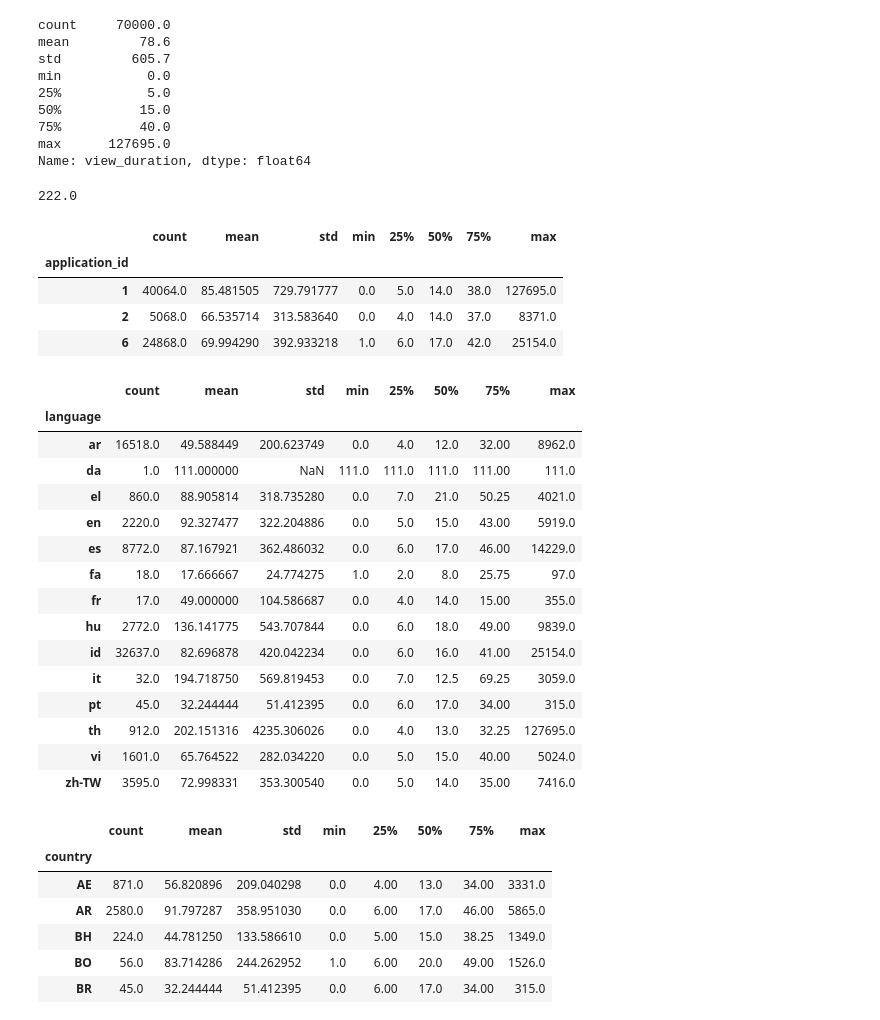
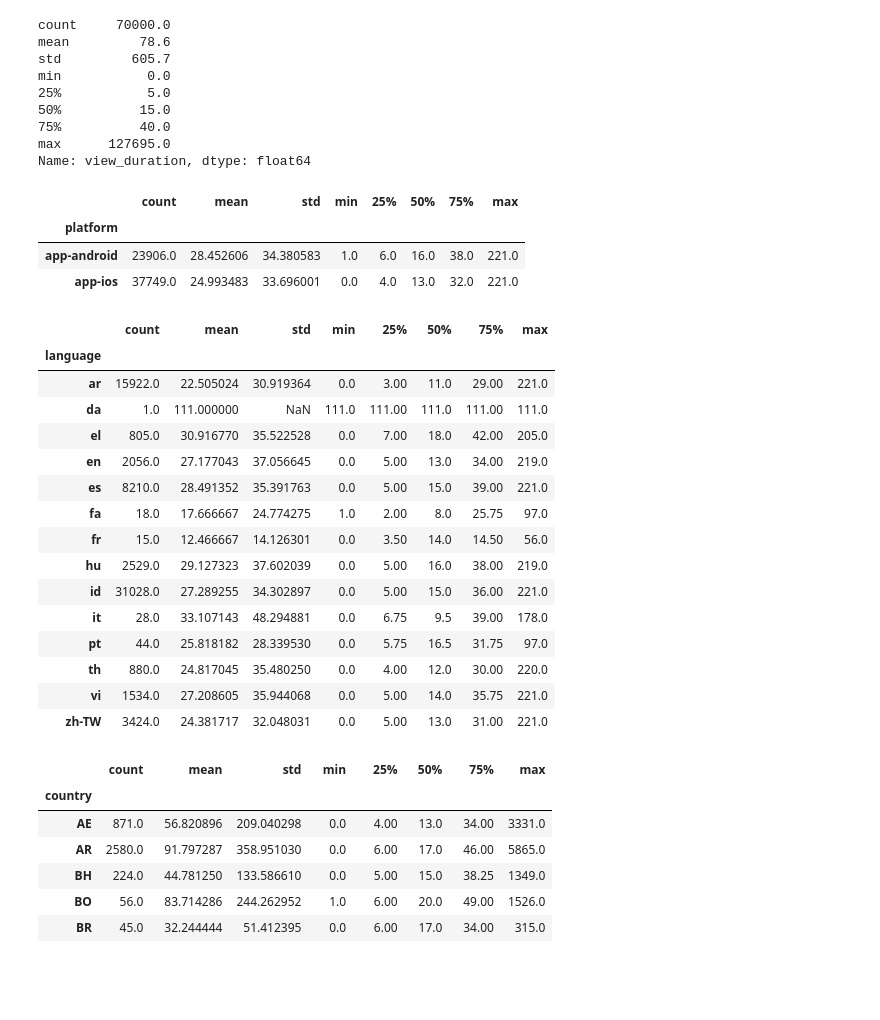
Before and after one commit to OisinB/notebooks, a Jupyter notebook: data_analysis/view_duration.ipynb, the cells around one changed output. Saved outputs shown, nothing was run; the diff lists cells and outputs as text; code cells hidden in the pictures; blank space fills up the shorter version.

```diff
--- a/data_analysis/view_duration.ipynb
+++ b/data_analysis/view_duration.ipynb
@@ -35,7 +24,3 @@ min           0.0
 75%          40.0
 max      127695.0
 Name: view_duration, dtype: float64
-# %%
-df.view_duration.quantile(.95)
-# %% [output]
-222.0
@@ -44,30 +30,29 @@ reasonable = df[df.view_duration < df.view_duration.quantile(.95)]
 # %%
-df.groupby('application_id').view_duration.describe()
+reasonable.groupby('platform').view_duration.describe()
 # %% [output]
 |  | count | mean | std | min | 25% | 50% | 75% | max |
-| application_id |  |  |  |  |  |  |  |  |
-| 1 | 40064.0 | 85.481505 | 729.791777 | 0.0 | 5.0 | 14.0 | 38.0 | 127695.0 |
-| 2 | 5068.0 | 66.535714 | 313.583640 | 0.0 | 4.0 | 14.0 | 37.0 | 8371.0 |
-| 6 | 24868.0 | 69.994290 | 392.933218 | 1.0 | 6.0 | 17.0 | 42.0 | 25154.0 |
+| platform |  |  |  |  |  |  |  |  |
+| app-android | 23906.0 | 28.452606 | 34.380583 | 1.0 | 6.0 | 16.0 | 38.0 | 221.0 |
+| app-ios | 37749.0 | 24.993483 | 33.696001 | 0.0 | 4.0 | 13.0 | 32.0 | 221.0 |
 # %%
-df.groupby('language').view_duration.describe()
+reasonable.groupby('language').view_duration.describe()
 # %% [output]
 |  | count | mean | std | min | 25% | 50% | 75% | max |
 | language |  |  |  |  |  |  |  |  |
-| ar | 16518.0 | 49.588449 | 200.623749 | 0.0 | 4.0 | 12.0 | 32.00 | 8962.0 |
-| da | 1.0 | 111.000000 | NaN | 111.0 | 111.0 | 111.0 | 111.00 | 111.0 |
-| el | 860.0 | 88.905814 | 318.735280 | 0.0 | 7.0 | 21.0 | 50.25 | 4021.0 |
-| en | 2220.0 | 92.327477 | 322.204886 | 0.0 | 5.0 | 15.0 | 43.00 | 5919.0 |
-| es | 8772.0 | 87.167921 | 362.486032 | 0.0 | 6.0 | 17.0 | 46.00 | 14229.0 |
-| fa | 18.0 | 17.666667 | 24.774275 | 1.0 | 2.0 | 8.0 | 25.75 | 97.0 |
-| fr | 17.0 | 49.000000 | 104.586687 | 0.0 | 4.0 | 14.0 | 15.00 | 355.0 |
-| hu | 2772.0 | 136.141775 | 543.707844 | 0.0 | 6.0 | 18.0 | 49.00 | 9839.0 |
-| id | 32637.0 | 82.696878 | 420.042234 | 0.0 | 6.0 | 16.0 | 41.00 | 25154.0 |
-| it | 32.0 | 194.718750 | 569.819453 | 0.0 | 7.0 | 12.5 | 69.25 | 3059.0 |
-| pt | 45.0 | 32.244444 | 51.412395 | 0.0 | 6.0 | 17.0 | 34.00 | 315.0 |
-| th | 912.0 | 202.151316 | 4235.306026 | 0.0 | 4.0 | 13.0 | 32.25 | 127695.0 |
-| vi | 1601.0 | 65.764522 | 282.034220 | 0.0 | 5.0 | 15.0 | 40.00 | 5024.0 |
-| zh-TW | 3595.0 | 72.998331 | 353.300540 | 0.0 | 5.0 | 14.0 | 35.00 | 7416.0 |
+| ar | 15922.0 | 22.505024 | 30.919364 | 0.0 | 3.00 | 11.0 | 29.00 | 221.0 |
+| da | 1.0 | 111.000000 | NaN | 111.0 | 111.00 | 111.0 | 111.00 | 111.0 |
+| el | 805.0 | 30.916770 | 35.522528 | 0.0 | 7.00 | 18.0 | 42.00 | 205.0 |
+| en | 2056.0 | 27.177043 | 37.056645 | 0.0 | 5.00 | 13.0 | 34.00 | 219.0 |
+| es | 8210.0 | 28.491352 | 35.391763 | 0.0 | 5.00 | 15.0 | 39.00 | 221.0 |
+| fa | 18.0 | 17.666667 | 24.774275 | 1.0 | 2.00 | 8.0 | 25.75 | 97.0 |
+| fr | 15.0 | 12.466667 | 14.126301 | 0.0 | 3.50 | 14.0 | 14.50 | 56.0 |
+| hu | 2529.0 | 29.127323 | 37.602039 | 0.0 | 5.00 | 16.0 | 38.00 | 219.0 |
+| id | 31028.0 | 27.289255 | 34.302897 | 0.0 | 5.00 | 15.0 | 36.00 | 221.0 |
+| it | 28.0 | 33.107143 | 48.294881 | 0.0 | 6.75 | 9.5 | 39.00 | 178.0 |
+| pt | 44.0 | 25.818182 | 28.339530 | 0.0 | 5.75 | 16.5 | 31.75 | 97.0 |
+| th | 880.0 | 24.817045 | 35.480250 | 0.0 | 4.00 | 12.0 | 30.00 | 220.0 |
+| vi | 1534.0 | 27.208605 | 35.944068 | 0.0 | 5.00 | 14.0 | 35.75 | 221.0 |
+| zh-TW | 3424.0 | 24.381717 | 32.048031 | 0.0 | 5.00 | 13.0 | 31.00 | 221.0 |
 # %%
 df.groupby('country').view_duration.describe()
 # %% [output]
```
Also changed, not shown: parts of 8 cells of this notebook.
